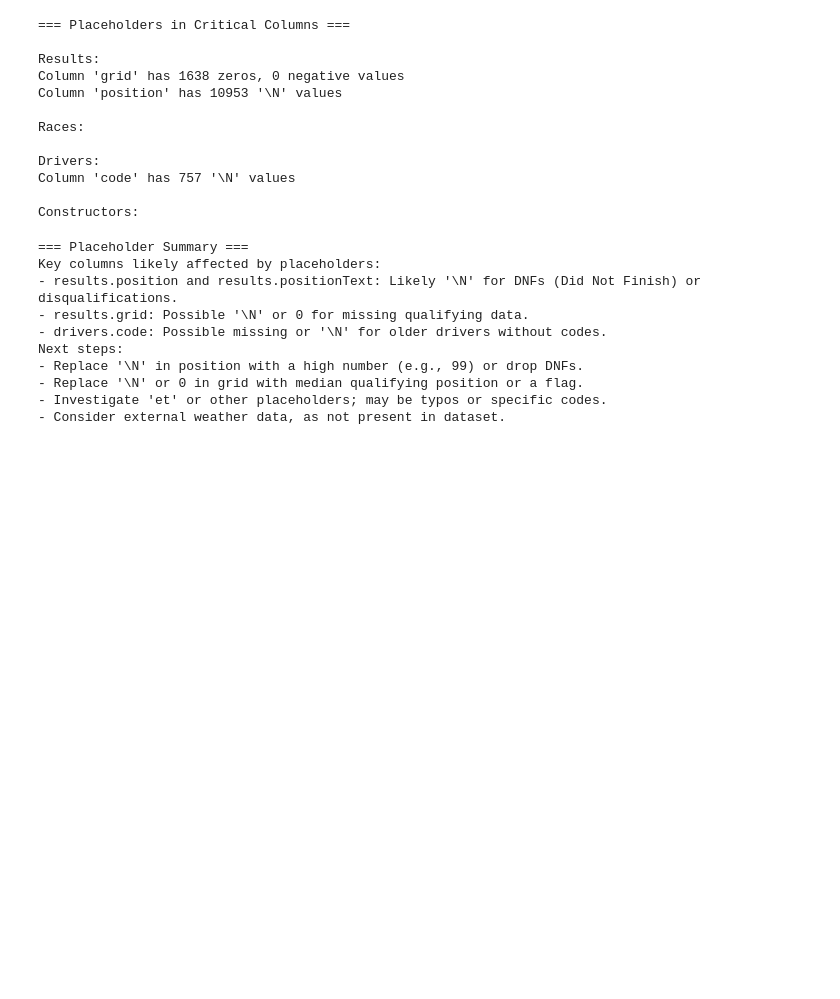
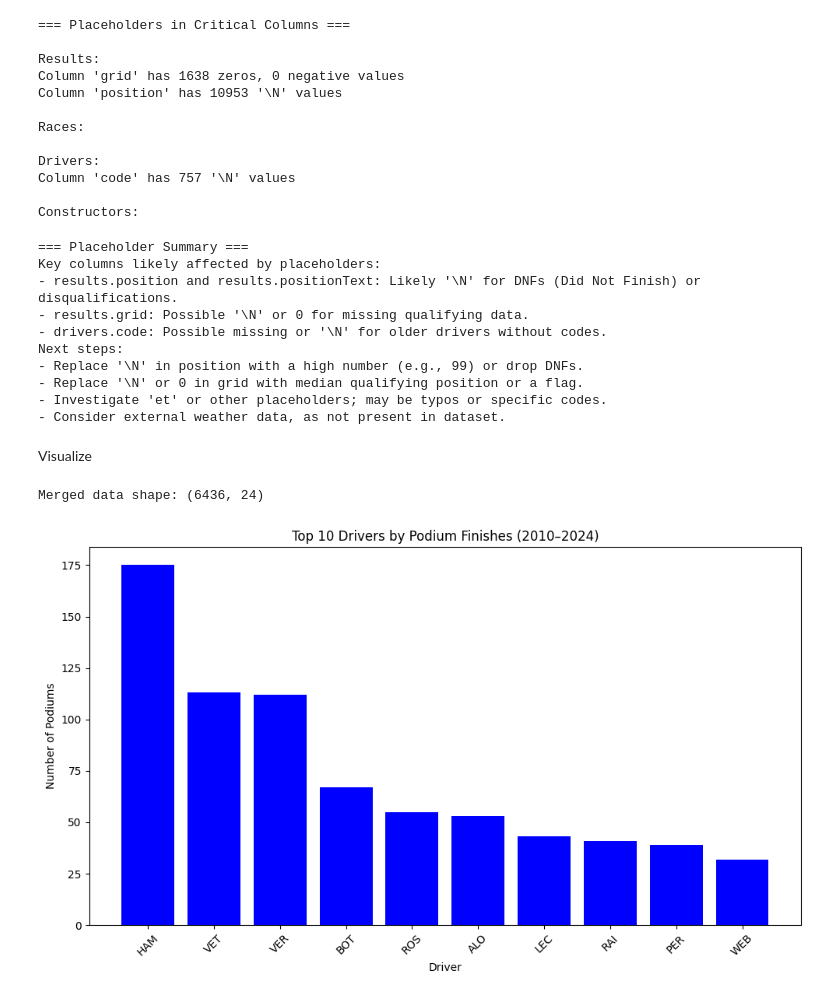
Before and after one commit to g0ku103/f1-podium-prediction, a Jupyter notebook: notebooks/eda.ipynb, the cells around one changed output. Cells and saved outputs as stored; diff of their text form; code cells hidden in the pictures; blank space fills up the shorter version.

```diff
--- a/notebooks/eda.ipynb
+++ b/notebooks/eda.ipynb
@@ -220,3 +220,61 @@ Next steps:
 - Replace '\N' or 0 in grid with median qualifying position or a flag.
 - Investigate 'et' or other placeholders; may be typos or specific codes.
 - Consider external weather data, as not present in dataset.
+# %% [markdown]
+Visualize
+# %%
+import pandas as pd
+import matplotlib.pyplot as plt
+import os
+
+# Define path to dataset
+data_path = '../data/f1-data/'
+
+# Load key CSV files
+results = pd.read_csv(data_path + 'results.csv')
+races = pd.read_csv(data_path + 'races.csv')
+drivers = pd.read_csv(data_path + 'drivers.csv')
+constructors = pd.read_csv(data_path + 'constructors.csv')
+
+# Merge datasets for visualization
+df = results.merge(races[['raceId', 'year', 'name', 'circuitId']], on='raceId', how='left')
+df = df.merge(drivers[['driverId', 'code']], on='driverId', how='left')
+df = df.merge(constructors[['constructorId', 'name']], on='constructorId', how='left')
+
+# Rename columns for clarity
+df = df.rename(columns={
+    'year': 'season',
+    'name_x': 'race_name',
+    'name_y': 'constructor',
+    'code': 'driver',
+    'grid': 'qualifying_position',
+    'position': 'final_position'
+})
+
+# Filter for 2010–2024 (hybrid era)
+df = df[df['season'].between(2010, 2024)]
+
+# Create podium column (1 for top 3, 0 otherwise)
+# Handle \N in position by checking positionText
+df['podium'] = df['positionText'].apply(lambda x: 1 if x in ['1', '2', '3'] else 0)
+
+# Save merged data for reference (optional)
+df.to_csv('../data/f1_race_results_temp.csv', index=False)
+print("Merged data shape:", df.shape)
+# %% [output]
+Merged data shape: (6436, 24)
+# %%
+# Driver-wise podium counts
+driver_podiums = df[df['podium'] == 1]['driver'].value_counts().head(10)  # Top 10 drivers
+
+plt.figure(figsize=(10, 6))
+plt.bar(driver_podiums.index, driver_podiums.values, color='blue')
+plt.title('Top 10 Drivers by Podium Finishes (2010–2024)')
+plt.xlabel('Driver')
+plt.ylabel('Number of Podiums')
+plt.xticks(rotation=45)
+plt.tight_layout()
+plt.savefig('../visualizations/driver_podiums.png')
+plt.show()
+# %% [output]
+[figure, added]
```
Also changed, not shown: parts of 1 cell of this notebook.
